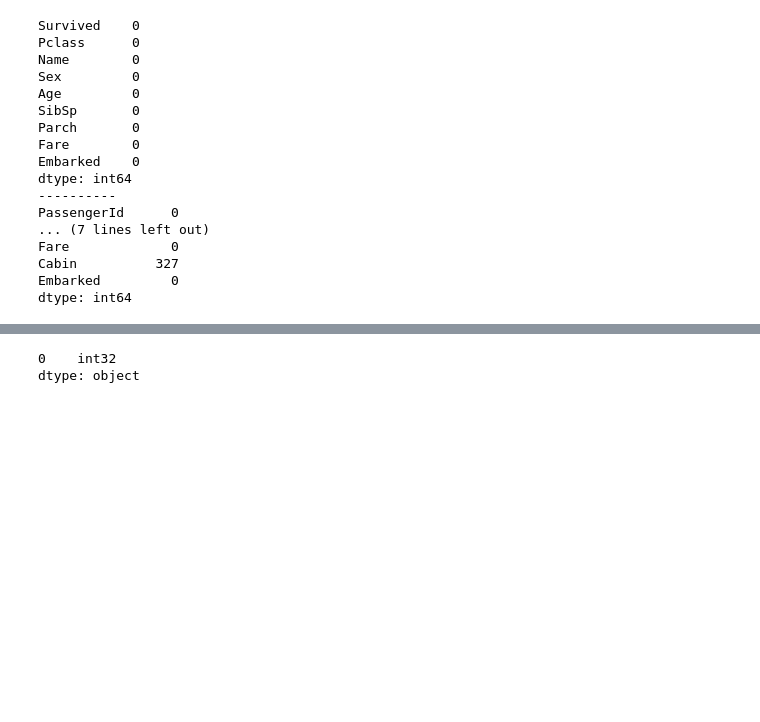
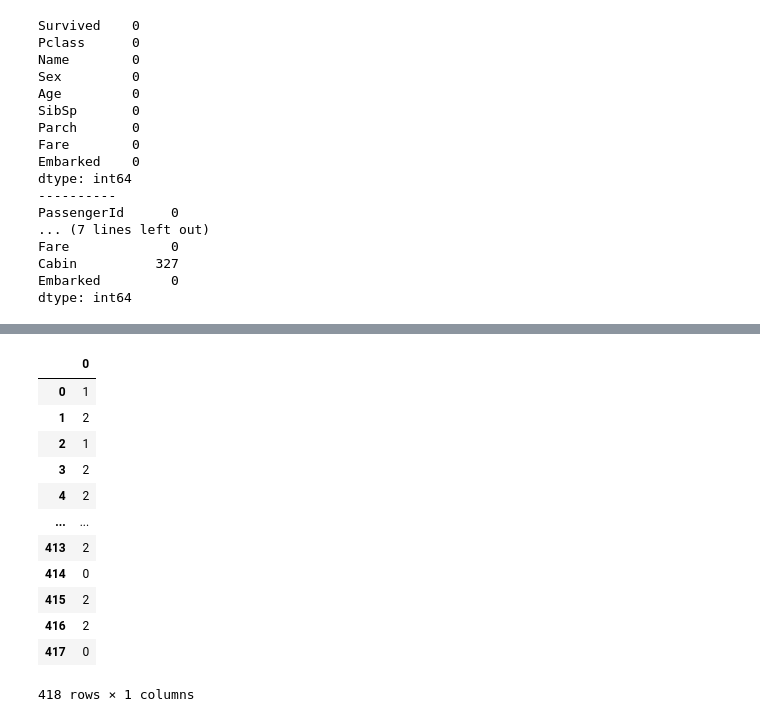
Before and after one commit to morteza-rp/data-science-projects, a Jupyter notebook: Titanic_Disaster/Titanic_Disaster.ipynb, the cells around one changed output, grey strips where cells are left out. Cells and saved outputs as stored; diff of their text form; code cells hidden in the pictures; blank space fills up the shorter version.

```diff
--- a/Titanic_Disaster/Titanic_Disaster.ipynb
+++ b/Titanic_Disaster/Titanic_Disaster.ipynb
@@ -259,7 +259,18 @@ for dataset in data_cleaner:
     dataset['FareBin_Code'] = label.fit_transform(dataset['FareBin'])
 # %%
 label = LabelEncoder()
-pd.DataFrame(label.fit_transform(dataset['Embarked'])).dtypes
+pd.DataFrame(label.fit_transform(dataset['Embarked']))
 # %% [output]
+|  | 0 |
+| 0 | 1 |
+| 1 | 2 |
+| 2 | 1 |
+| 3 | 2 |
+| 4 | 2 |
+| ... | ... |
+| 413 | 2 |
+| 414 | 0 |
+| 415 | 2 |
+| 416 | 2 |
+| 417 | 0 |
-0    int32
-dtype: object
+418 rows × 1 columns
```
Also changed, not shown: parts of 4 cells of this notebook.
